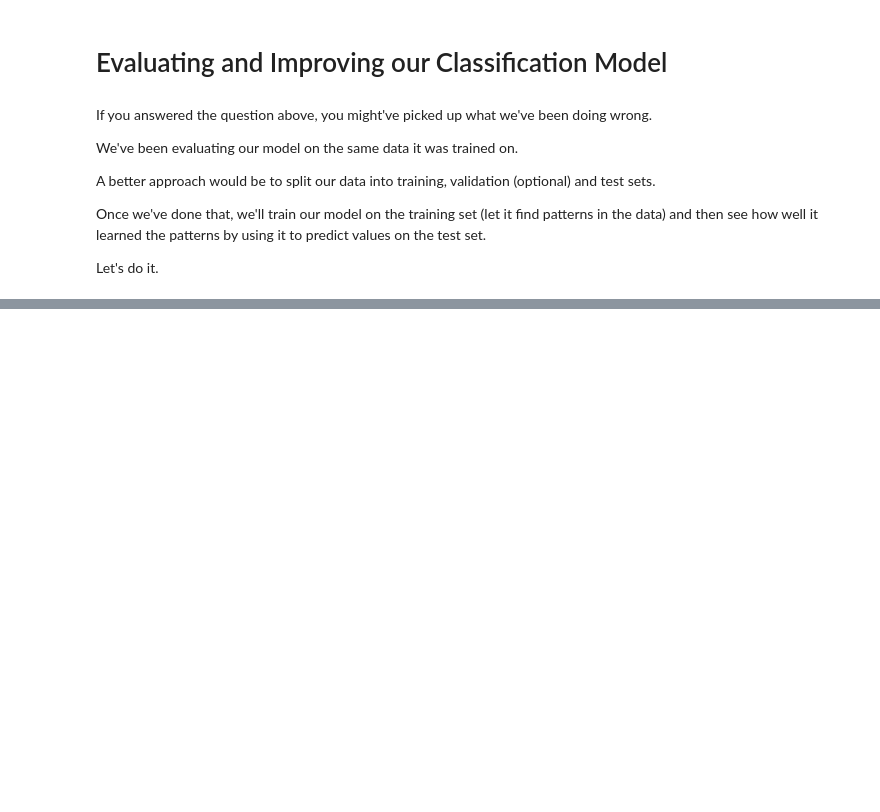
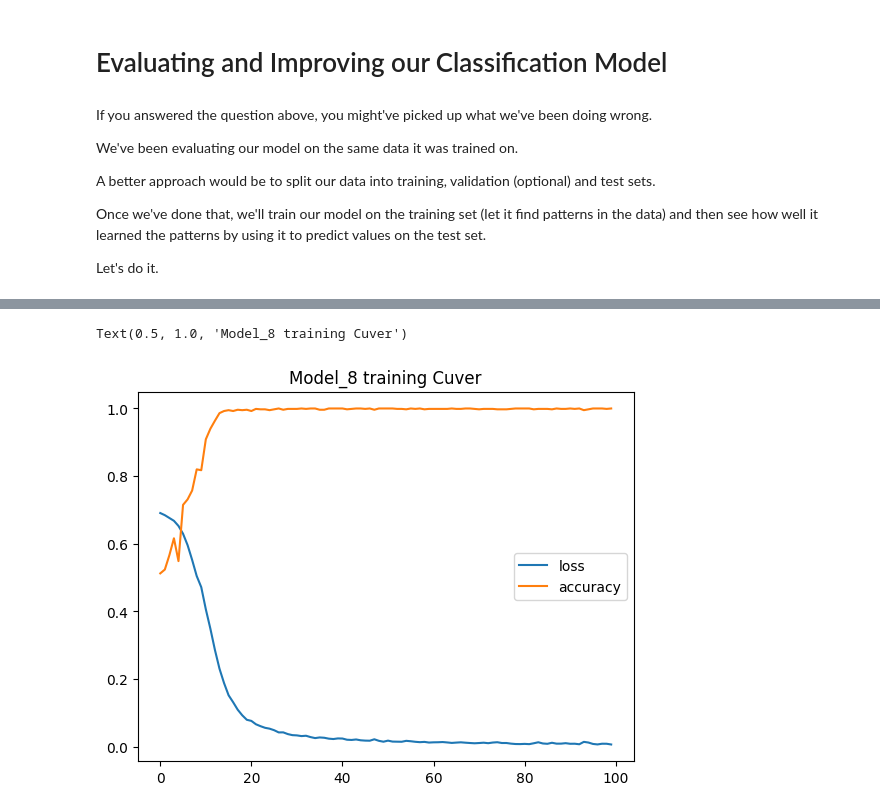
Before and after one commit to MusadaqTanvir/TensforFlowCodes, a Jupyter notebook: 02_Neural_Network_Classification_with_TensorFlow.ipynb, the cells around one changed output, grey strips where cells are left out. Cells and saved outputs as stored; diff of their text form; code cells hidden in the pictures; blank space fills up the shorter version.

```diff
--- a/02_Neural_Network_Classification_with_TensorFlow.ipynb
+++ b/02_Neural_Network_Classification_with_TensorFlow.ipynb
@@ -704,0 +722,6 @@ doing binary classifcation...
+# %%
+pd.DataFrame(history.history).plot()
+plt.title("Model_8 training Cuver")
+# %% [output]
+Text(0.5, 1.0, 'Model_8 training Cuver')
+[figure, added]
```
Also changed, not shown: parts of 15 cells of this notebook.
